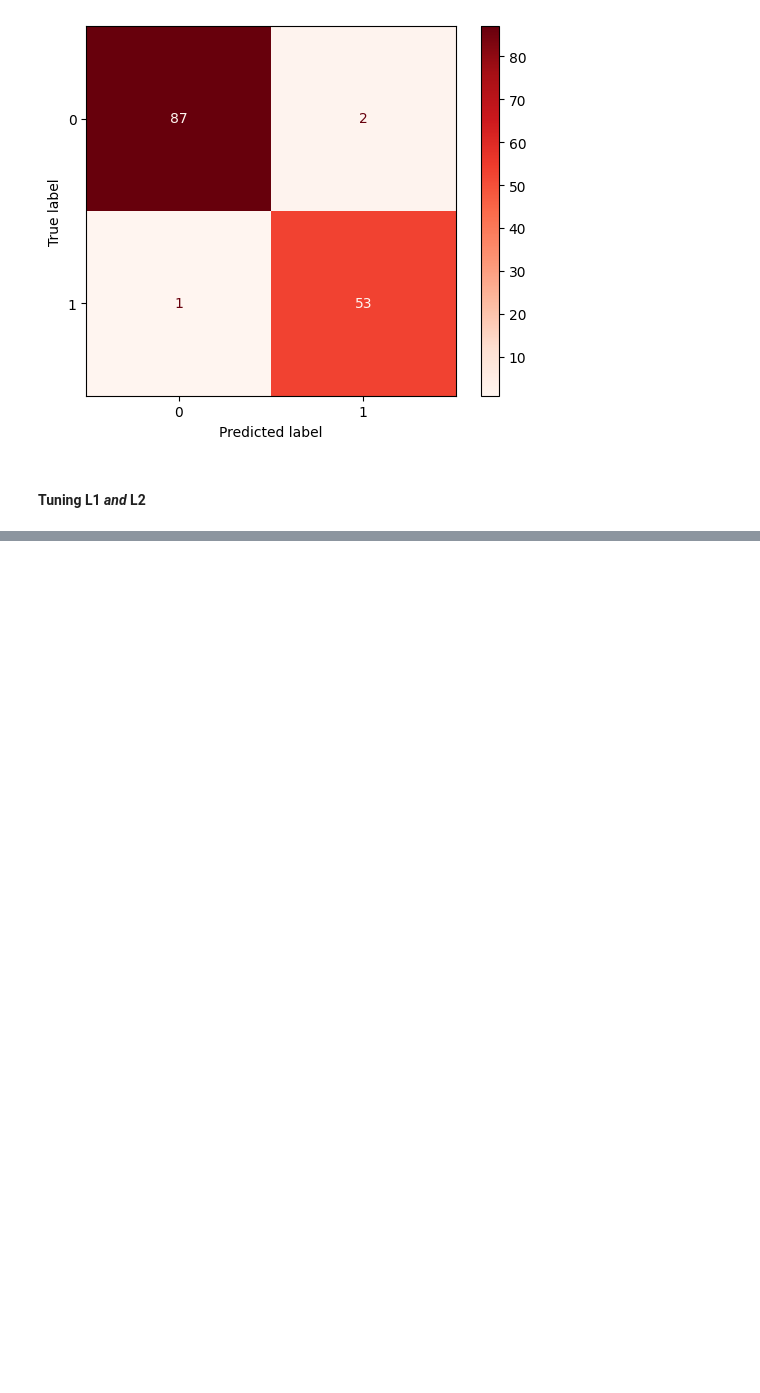
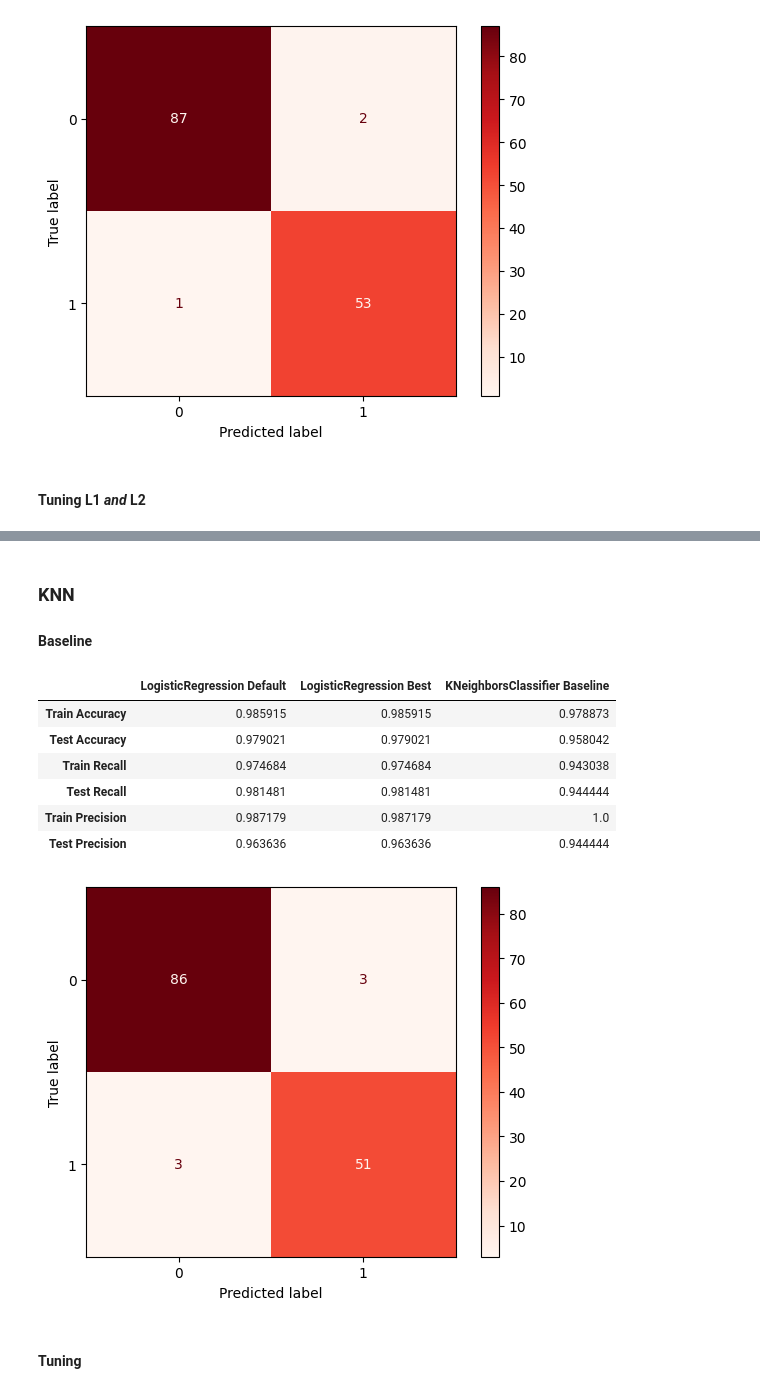
Before and after one commit to john-a-dixon/coding-dojo, a Jupyter notebook: Week 7/W7C2.ipynb, the cells around one changed output, grey strips where cells are left out. Drawn from its saved outputs; the diff is of its cells as text; code cells hidden in the pictures; blank space fills up the shorter version.

Commit message:
About to tune a KNN classifier. Stay tuned...

```diff
--- a/Week 7/W7C2.ipynb
+++ b/Week 7/W7C2.ipynb
@@ -68,6 +69,9 @@ def classifier_metrics(classifier_name, train_pred, train_true, test_pred, test_
 #### Baseline
 
 For this dataset, we are dealing with malignant tumor diagnosis. A positive means the patient is diagnosed with a malignant, cancerous tumor. A negative means the patient is diagnoses with a benign, non-cancerous tumor.
+# %%
+# DataFrame of models tried
+models = pd.DataFrame(index=["Train Accuracy", "Test Accuracy", "Train Recall", "Test Recall", "Train Precision", "Test Precision"])
 # %%
 # Create the feature matrix
 X = df.drop(columns=["id", "diagnosis"])
@@ -88,7 +92,8 @@ lor_pipeline.fit(X_train, y_train)
 # Get predictions with log reg pipe
 train_pred = lor_pipeline.predict(X_train)
 test_pred = lor_pipeline.predict(X_test)
-classifier_metrics("LogisticRegression Default", train_pred, y_train, test_pred, y_test)
+models = pd.concat([models, classifier_metrics("LogisticRegression Default", train_pred, y_train, test_pred, y_test)], axis=1)
+models
 # %% [output]
 |  | LogisticRegression Default |
 | Train Accuracy | 0.985915 |
@@ -129,3 +134,8 @@ for c in c_values:
         # Get the metrics and store into a temp dataframe
         m = classifier_metrics(f"c:{c}/ratio:{ratio}", train_pred, y_train, test_pred, y_test, verbose=False).T
         log_reg_tunings = pd.concat([log_reg_tunings, m])
+# %%
+log_reg_best = log_reg_tunings.sort_values(by=["Test Recall", "Test Precision"], ascending=False).head(1).T
+log_reg_best = log_reg_best.set_axis(labels=["LogisticRegression Best"], axis="columns")
+models = pd.concat([models, log_reg_best], axis="columns")
+models
@@ -131,0 +150,29 @@ for c in c_values:
+# %% [markdown]
+### **KNN**
+
+#### Baseline
+# %%
+# 1. Instantiate a knn classifier
+# 2. Put it in a pipeline with a scaler
+# 3. Fit the pipe to the training data
+knn_classifier = KNeighborsClassifier(n_jobs=-1)
+knn_pipe = make_pipeline(scaler, knn_classifier)
+knn_pipe.fit(X_train, y_train)
+# 1. Get predictions on the X-training data
+# 2. Get predictions on the X_test data
+train_pred = knn_pipe.predict(X_train)
+test_pred = knn_pipe.predict(X_test)
+# %%
+models = pd.concat([models, classifier_metrics("KNeighborsClassifier Baseline", train_pred, y_train, test_pred, y_test)], axis=1)
+models
+# %% [output]
+|  | LogisticRegression Default | LogisticRegression Best | KNeighborsClassifier Baseline |
+| Train Accuracy | 0.985915 | 0.985915 | 0.978873 |
+| Test Accuracy | 0.979021 | 0.979021 | 0.958042 |
+| Train Recall | 0.974684 | 0.974684 | 0.943038 |
+| Test Recall | 0.981481 | 0.981481 | 0.944444 |
+| Train Precision | 0.987179 | 0.987179 | 1.0 |
+| Test Precision | 0.963636 | 0.963636 | 0.944444 |
+[figure, added]
+# %% [markdown]
+#### Tuning
```
Also changed, not shown: parts of 3 cells of this notebook.
